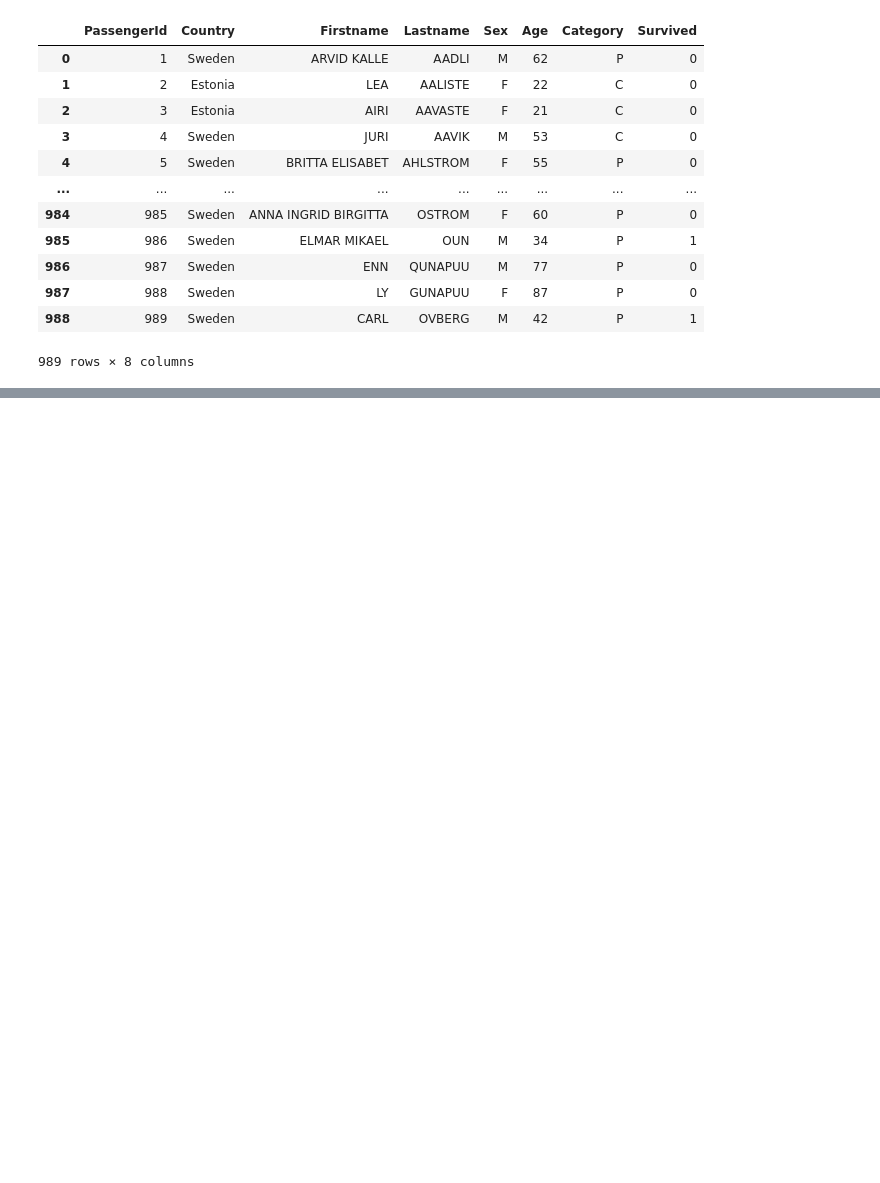
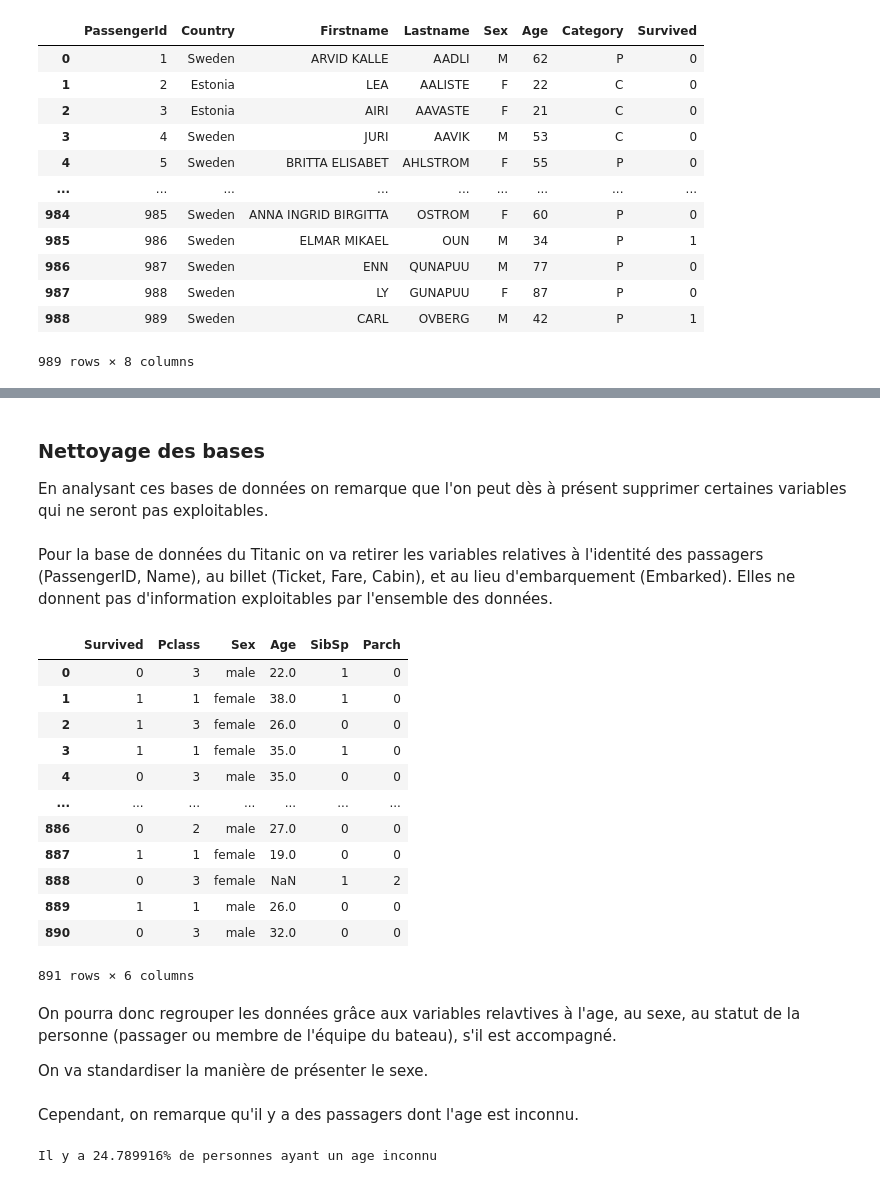
Before and after one commit to dariusbengo/Prediction-de-survie-aux-naufrages, a Jupyter notebook: Prediction_survie_aux_naufrages.ipynb, the cells around one changed output, grey strips where cells are left out. Drawn from its saved outputs; the diff is of its cells as text; code cells hidden in the pictures; blank space fills up the shorter version.

```diff
--- a/Prediction_survie_aux_naufrages.ipynb
+++ b/Prediction_survie_aux_naufrages.ipynb
@@ -112,0 +111,27 @@ mettre les sexes sur le meme label
+# %% [markdown]
+### Nettoyage des bases
+
+En analysant ces bases de données on remarque que l'on peut dès à présent supprimer certaines variables qui ne seront pas exploitables.
+# %% [markdown]
+Pour la base de données du Titanic on va retirer les variables relatives à l'identité des passagers (PassengerID, Name), au billet (Ticket, Fare, Cabin), et au lieu d'embarquement (Embarked). Elles ne donnent pas d'information exploitables par l'ensemble des données.
+# %%
+titanic1=titanic[["Survived","Pclass","Sex", "Age", "SibSp","Parch"]]
+titanic1
+# %% [output]
+|  | Survived | Pclass | Sex | Age | SibSp | Parch |
+| 0 | 0 | 3 | male | 22.0 | 1 | 0 |
+| 1 | 1 | 1 | female | 38.0 | 1 | 0 |
+| 2 | 1 | 3 | female | 26.0 | 0 | 0 |
+| 3 | 1 | 1 | female | 35.0 | 1 | 0 |
+| 4 | 0 | 3 | male | 35.0 | 0 | 0 |
+| ... | ... | ... | ... | ... | ... | ... |
+| 886 | 0 | 2 | male | 27.0 | 0 | 0 |
+| 887 | 1 | 1 | female | 19.0 | 0 | 0 |
+| 888 | 0 | 3 | female | NaN | 1 | 2 |
+| 889 | 1 | 1 | male | 26.0 | 0 | 0 |
+| 890 | 0 | 3 | male | 32.0 | 0 | 0 |
+891 rows × 6 columns
+# %% [markdown]
+On pourra donc regrouper les données grâce aux variables relavtives à l'age, au sexe, au statut de la personne (passager ou membre de l'équipe du bateau), s'il est accompagné.
+
+On va standardiser la manière de présenter le sexe.
@@ -112,0 +141,8 @@ mettre les sexes sur le meme label
+# %% [markdown]
+Cependant, on remarque qu'il y a des passagers dont l'age est inconnu.
+# %%
+
+age_inconnu=titanic1["Age"].isna().sum()/titanic1["Age"].count()
+print("Il y a", f"{age_inconnu:2%}", "de personnes ayant un age inconnu" )
+# %% [output]
+Il y a 24.789916% de personnes ayant un age inconnu
```
Also changed, not shown: parts of 39 cells of this notebook, 4 other files.
